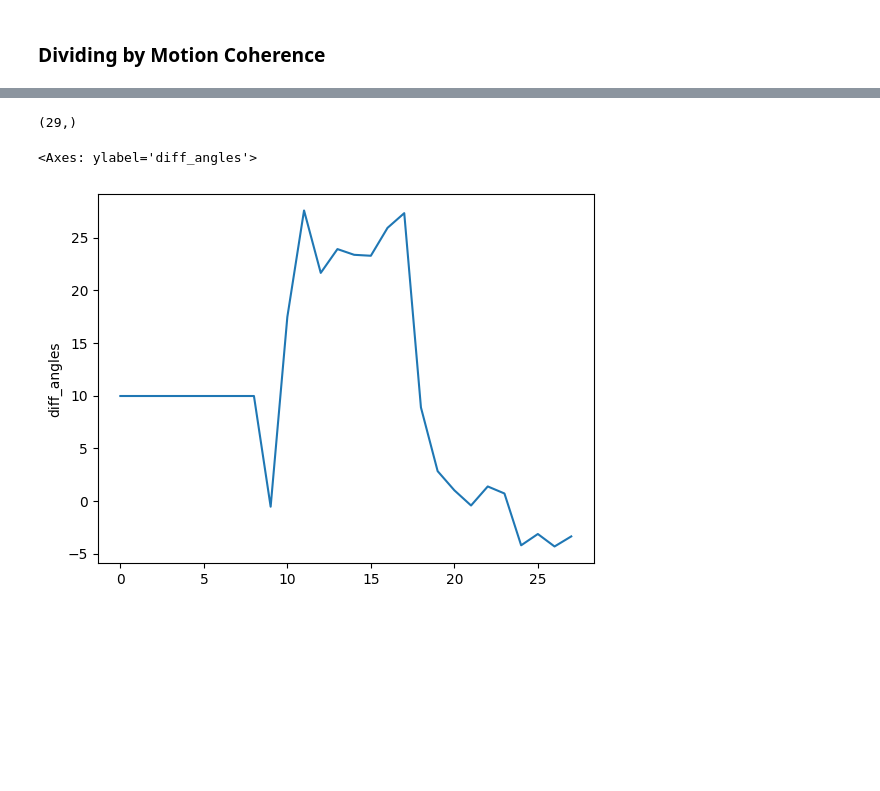
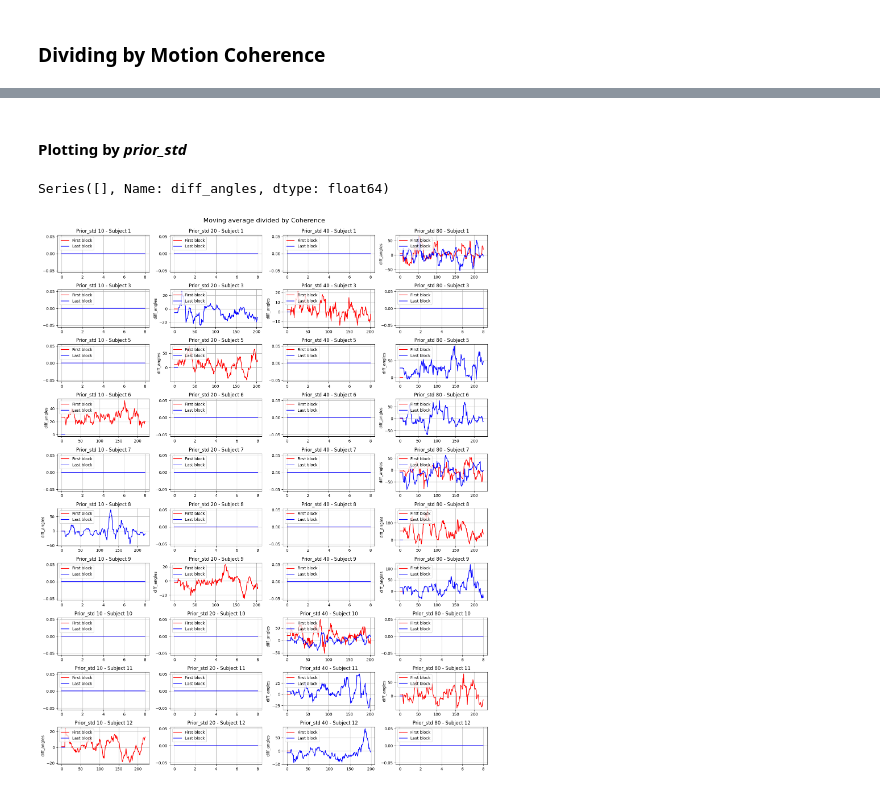
Before and after one commit to lucasbaldezzari/babesbayes-nma, a Jupyter notebook: coding/Issue4_Xiaoxiao.ipynb, the cells around one changed output, grey strips where cells are left out. Drawn from its saved outputs; the diff is of its cells as text; code cells hidden in the pictures; blank space fills up the shorter version.

```diff
--- a/coding/Issue4_Xiaoxiao.ipynb
+++ b/coding/Issue4_Xiaoxiao.ipynb
@@ -435,9 +424,46 @@ plt.subplots_adjust(top=0.95)
-# %%
-ma_coherence[key2].shape
-# %% [output]
-(29,)
-# %%
-sns.lineplot(ma_coherence[key1])
-# %% [output]
-<Axes: ylabel='diff_angles'>
-[figure, removed]
+# %% [markdown]
+#### Plotting by *prior_std*
+# %%
+ma_prior_std[(1, 26, 10)]
+# %% [output]
+Series([], Name: diff_angles, dtype: float64)
+# %%
+##add the ma_coherence
+prior_std = sorted(grups_mean["prior_std"].unique())
+
+nrows = 10
+ncols = 4
+acumm = 0
+fig, ax = plt.subplots(nrows,ncols,figsize=(16,20))
+for i in range(nrows):
+    mc_data_list = [] #data for motor coherence
+    temp_data = grups_mean_pair[grups_mean_pair["subject_id"] == n_subjects[acumm]]
+    run_ids = temp_data["run_id"].unique()
+    mc_data_list = [temp_data[temp_data["motion_coherence"]==mc] for mc in motion_coherence]
+    for j in range(ncols):
+        key1 = (n_subjects[acumm], run_ids[0], prior_std[j])
+        key2 = (n_subjects[acumm], run_ids[1], prior_std[j])
+        ##check if data=ma_prior_std[key1] or data=ma_prior_std[key2] is empty, if so, plot a line with 0 values
+        if len(ma_prior_std[key1]) > 0:
+            sns.lineplot(data=ma_prior_std[key1], ax=ax[i,j], color="red", label="First block")
+        else:
+            sns.lineplot(x=range(trials_window-1), y=[0]*(trials_window-1), ax=ax[i,j], color="red", label="First block")
+        if len(ma_prior_std[key2]) > 0:
+            sns.lineplot(data=ma_prior_std[key2], ax=ax[i,j], color="blue", label="Last block")
+        else:
+            sns.lineplot(x=range(trials_window-1), y=[0]*(trials_window-1), ax=ax[i,j], color="blue", label="Last block")
+
+        ax[i,j].set_title(f"Prior_std ${prior_std[j]}$ - Subject {n_subjects[acumm]}")
+        ##off y axis
+        # ax[i,j].get_yaxis().set_visible(False)
+        ##grid on
+        ax[i,j].grid()
+        ##leegend to the upper right
+        ax[i,j].legend(loc="upper left")
+    acumm += 1
+
+plt.tight_layout()
+plt.suptitle("Moving average divided by Coherence", fontsize=16)
+plt.subplots_adjust(top=0.95)
+# %% [output]
+[figure, added]
```
Also changed, not shown: parts of 7 cells of this notebook.
